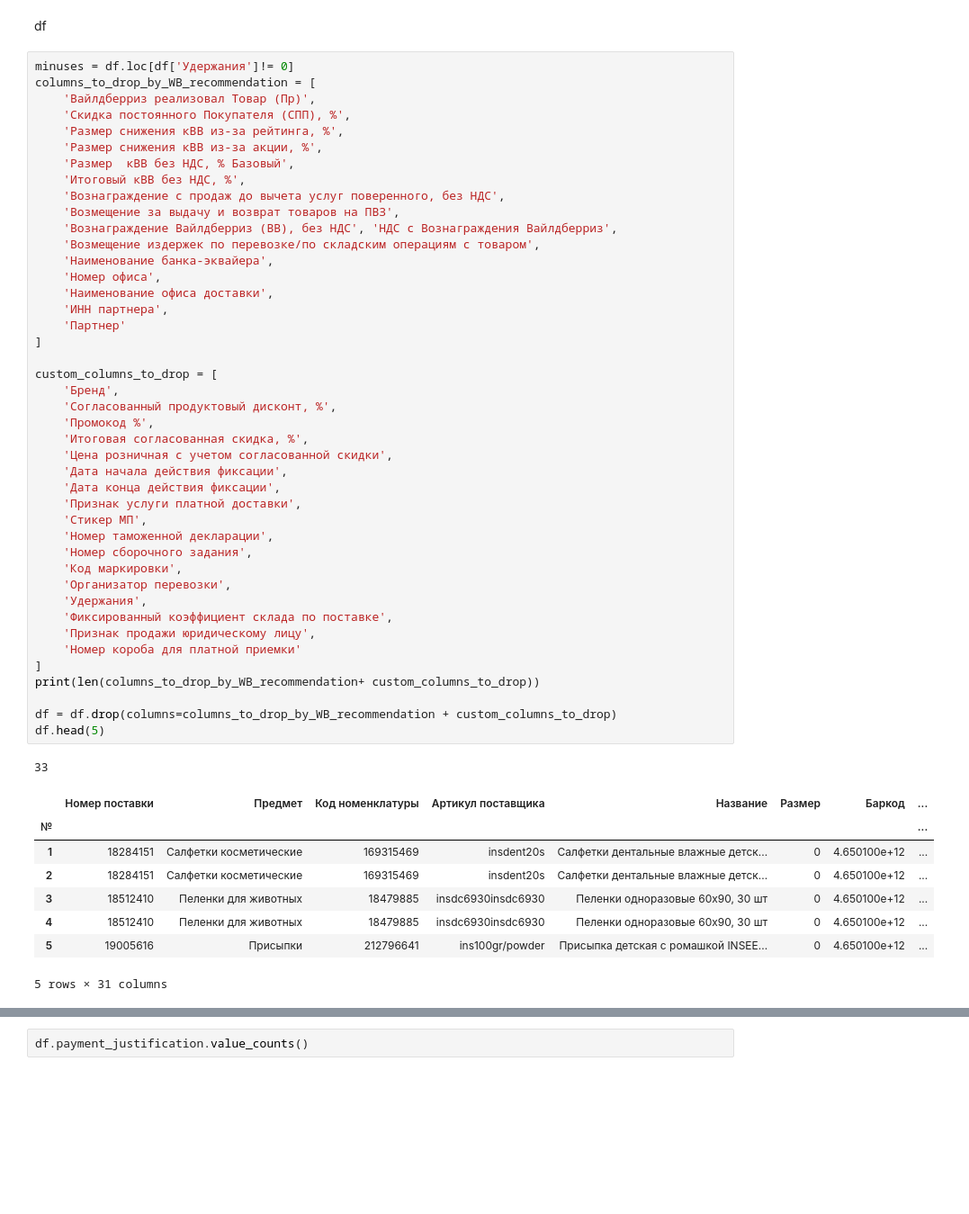
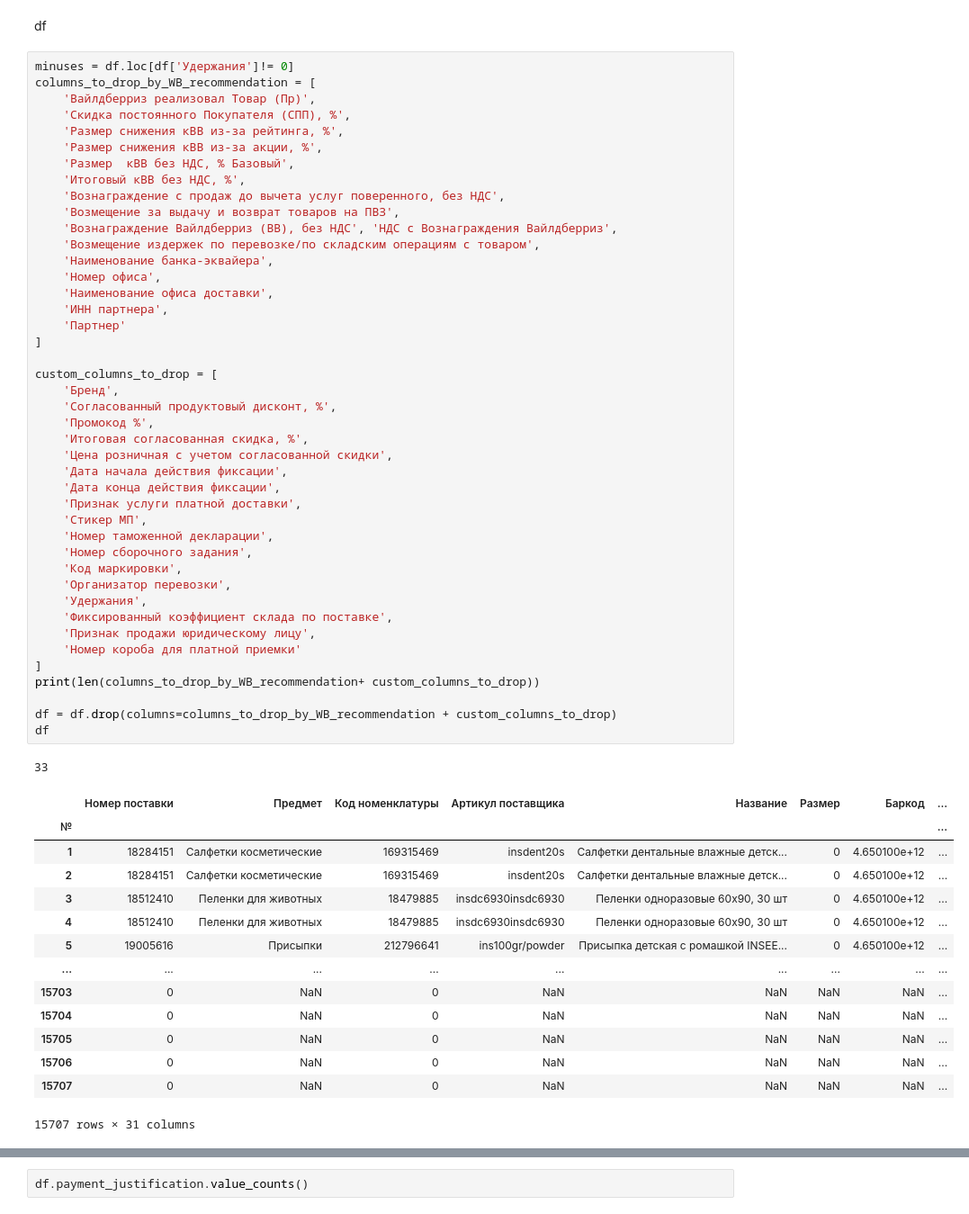
Before and after one commit to pasternak01/Wildberries_api, a Jupyter notebook: Temp/temp_fin_report_observe.ipynb, the cells around one changed output, grey strips where cells are left out. Shown: that part at 90% size. Drawn from its saved outputs; the diff is of its cells as text; blank space fills up the shorter version.

```diff
--- a/Temp/temp_fin_report_observe.ipynb
+++ b/Temp/temp_fin_report_observe.ipynb
@@ -45,35 +47,41 @@ custom_columns_to_drop = [
     'Бренд',
     'Согласованный продуктовый дисконт, %',
     'Промокод %',
     'Итоговая согласованная скидка, %',
     'Цена розничная с учетом согласованной скидки',
     'Дата начала действия фиксации',
     'Дата конца действия фиксации',
     'Признак услуги платной доставки',
     'Стикер МП',
     'Номер таможенной декларации',
     'Номер сборочного задания',
     'Код маркировки',
     'Организатор перевозки',
     'Удержания',
     'Фиксированный коэффициент склада по поставке',
     'Признак продажи юридическому лицу',
     'Номер короба для платной приемки'
 ]
 print(len(columns_to_drop_by_WB_recommendation+ custom_columns_to_drop))
 
 df = df.drop(columns=columns_to_drop_by_WB_recommendation + custom_columns_to_drop)
-df.head(5)
+df
 # %% [output]
 33
 |  | Номер поставки | Предмет | Код номенклатуры | Артикул поставщика | Название | Размер | Баркод | ... |
 | № |  |  |  |  |  |  |  | ... |
 | 1 | 18284151 | Салфетки косметические | 169315469 | insdent20s | Салфетки дентальные влажные детск... | 0 | 4.650100e+12 | ... |
 | 2 | 18284151 | Салфетки косметические | 169315469 | insdent20s | Салфетки дентальные влажные детск... | 0 | 4.650100e+12 | ... |
 | 3 | 18512410 | Пеленки для животных | 18479885 | insdc6930insdc6930 | Пеленки одноразовые 60x90, 30 шт | 0 | 4.650100e+12 | ... |
 | 4 | 18512410 | Пеленки для животных | 18479885 | insdc6930insdc6930 | Пеленки одноразовые 60x90, 30 шт | 0 | 4.650100e+12 | ... |
 | 5 | 19005616 | Присыпки | 212796641 | ins100gr/powder | Присыпка детская с ромашкой INSEE... | 0 | 4.650100e+12 | ... |
+| ... | ... | ... | ... | ... | ... | ... | ... | ... |
+| 15703 | 0 | NaN | 0 | NaN | NaN | NaN | NaN | ... |
+| 15704 | 0 | NaN | 0 | NaN | NaN | NaN | NaN | ... |
+| 15705 | 0 | NaN | 0 | NaN | NaN | NaN | NaN | ... |
+| 15706 | 0 | NaN | 0 | NaN | NaN | NaN | NaN | ... |
+| 15707 | 0 | NaN | 0 | NaN | NaN | NaN | NaN | ... |
-5 rows × 31 columns
+15707 rows × 31 columns
 # %%
 df.columns = [i.replace(" ", "_") for i in df.columns]
 
```
Also changed, not shown: parts of 17 cells of this notebook, 1 other file.
